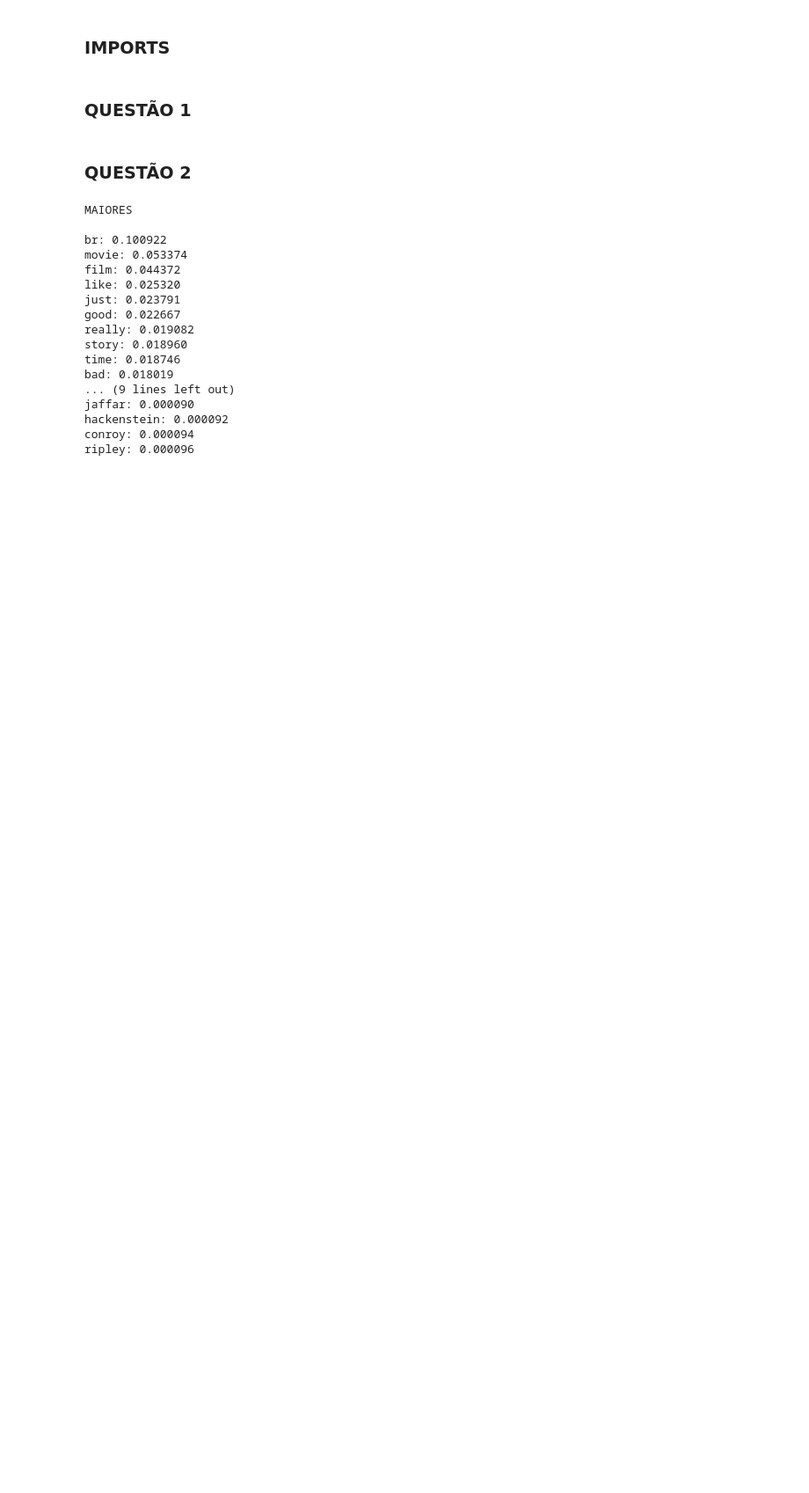
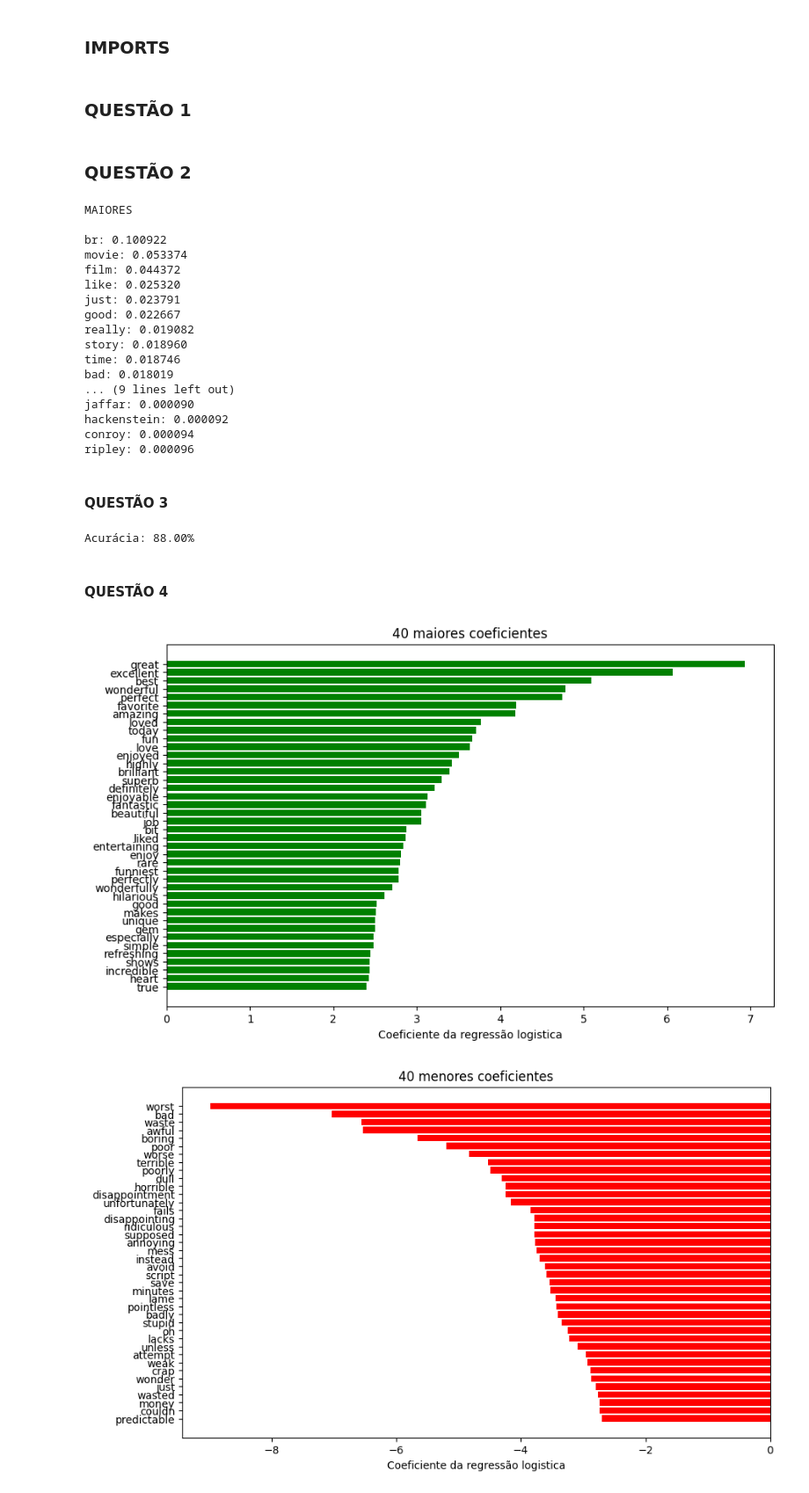
Before and after one commit to leandraassis/feature_tp3, a Jupyter notebook: tp3_feature.ipynb, the cells around one changed output. Shown: that part at 88% size. Cells and saved outputs as stored; diff of their text form; code cells hidden in the pictures; blank space fills up the shorter version.

```diff
--- a/tp3_feature.ipynb
+++ b/tp3_feature.ipynb
@@ -62,3 +77,37 @@ jaffar: 0.000090
 hackenstein: 0.000092
 conroy: 0.000094
 ripley: 0.000096
+# %% [markdown]
+#### QUESTÃO 3
+# %%
+modelo = LogisticRegression(max_iter=1000)
+modelo.fit(X_train, y_train)
+
+y_pred = modelo.predict(X_test)
+
+acuracia = accuracy_score(y_test, y_pred)
+print(f"Acurácia: {acuracia * 100:.2f}%")
+# %% [output]
+Acurácia: 88.00%
+# %% [markdown]
+#### QUESTÃO 4
+# %%
+coeficientes = modelo.coef_.flatten()
+
+df_coef = pd.DataFrame({'palavra': palavras, 'coeficiente': coeficientes})
+df_ordenado = df_coef.sort_values(by='coeficiente', ascending=False)
+
+plt.figure(figsize=(10, 6))
+plt.barh(df_ordenado.head(40)['palavra'][::-1], df_ordenado.head(40)['coeficiente'][::-1], color='green')
+plt.title("40 maiores coeficientes")
+plt.xlabel("Coeficiente da regressão logistica")
+plt.show()
+
+plt.figure(figsize=(10, 6))
+plt.barh(df_ordenado.tail(40)['palavra'], df_ordenado.tail(40)['coeficiente'], color='red')
+plt.title("40 menores coeficientes")
+plt.xlabel("Coeficiente da regressão logistica")
+plt.show()
+# %% [output]
+[figure, added]
+[figure, added]
```
Also changed, not shown: parts of 3 cells of this notebook.
